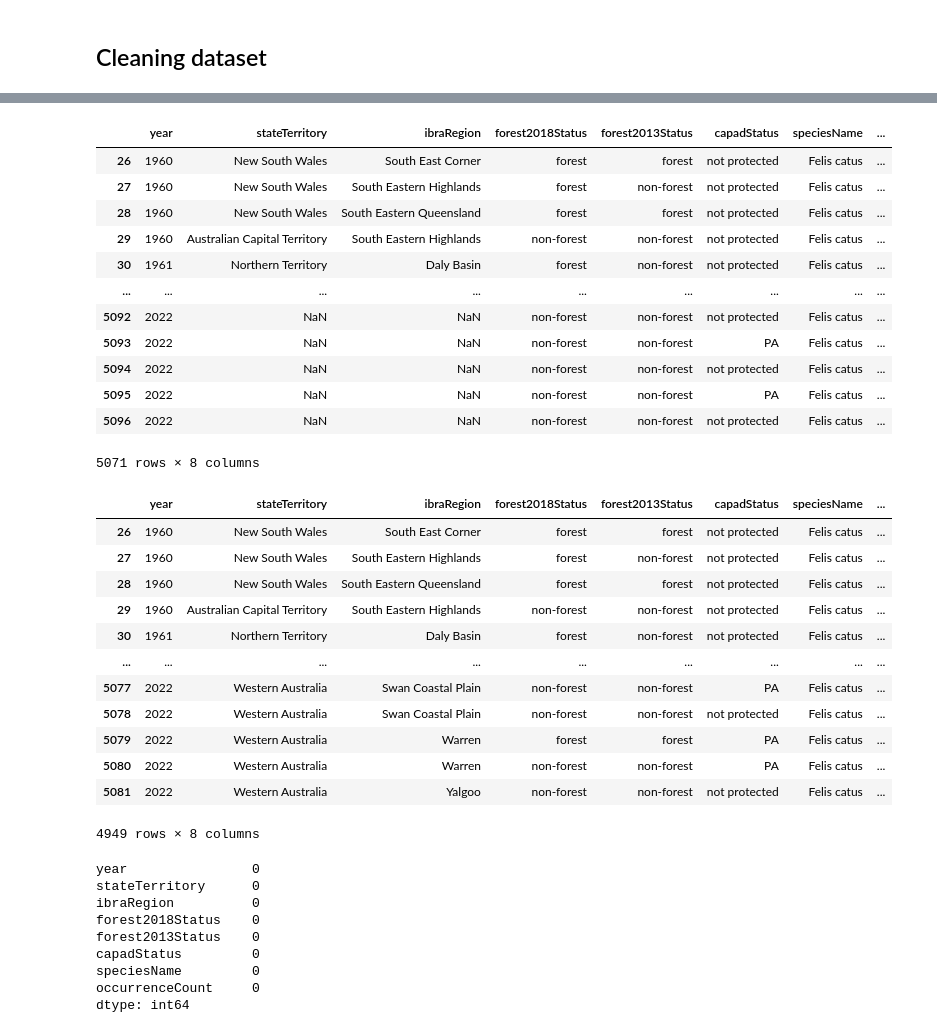
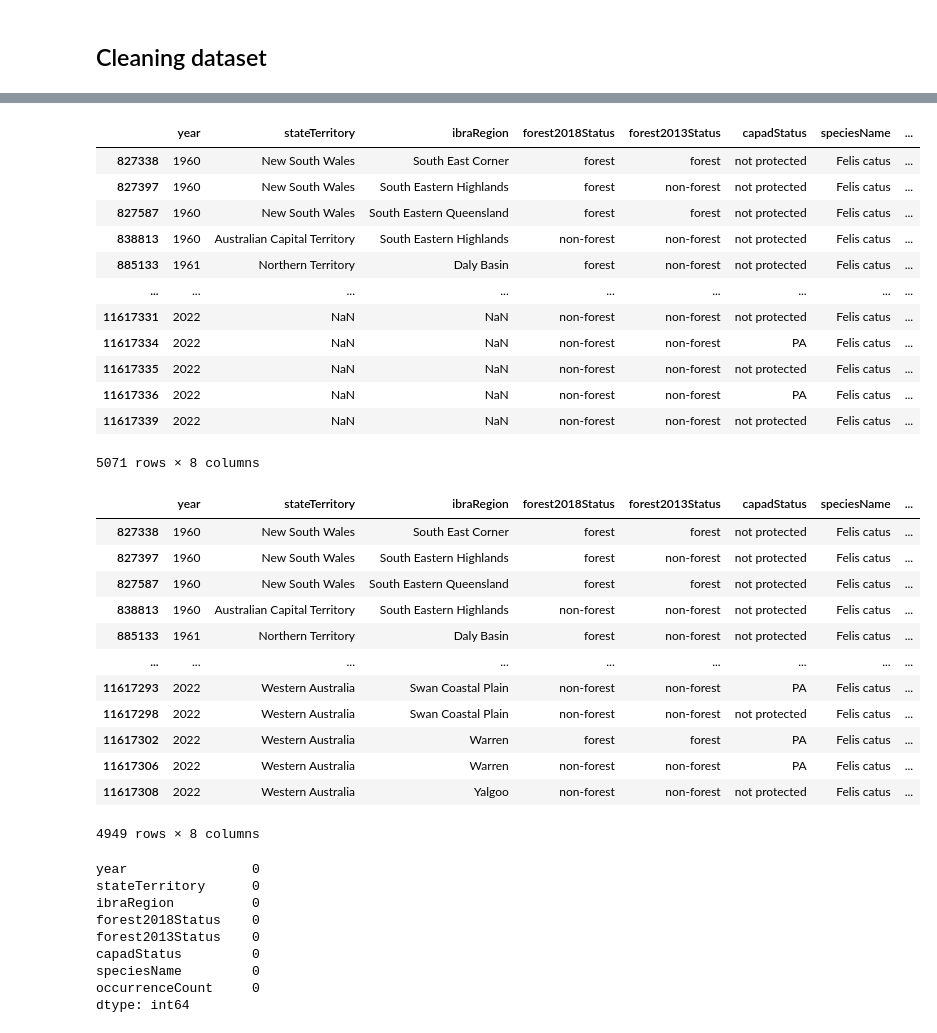
Before and after one commit to liza-drini/ceu-ds-project-C-2026, a Jupyter notebook: src/ben_realtime.ipynb, the cells around one changed output, grey strips where cells are left out. Drawn from its saved outputs; the diff is of its cells as text; code cells hidden in the pictures.

```diff
--- a/src/ben_realtime.ipynb
+++ b/src/ben_realtime.ipynb
@@ -90,17 +91,17 @@ rt_df = rt_df[rt_df['year'] > 1959]
 # %%
-rt_df
+cat_df
 # %% [output]
 |  | year | stateTerritory | ibraRegion | forest2018Status | forest2013Status | capadStatus | speciesName | ... |
-| 26 | 1960 | New South Wales | South East Corner | forest | forest | not protected | Felis catus | ... |
-| 27 | 1960 | New South Wales | South Eastern Highlands | forest | non-forest | not protected | Felis catus | ... |
-| 28 | 1960 | New South Wales | South Eastern Queensland | forest | forest | not protected | Felis catus | ... |
-| 29 | 1960 | Australian Capital Territory | South Eastern Highlands | non-forest | non-forest | not protected | Felis catus | ... |
-| 30 | 1961 | Northern Territory | Daly Basin | forest | non-forest | not protected | Felis catus | ... |
+| 827338 | 1960 | New South Wales | South East Corner | forest | forest | not protected | Felis catus | ... |
+| 827397 | 1960 | New South Wales | South Eastern Highlands | forest | non-forest | not protected | Felis catus | ... |
+| 827587 | 1960 | New South Wales | South Eastern Queensland | forest | forest | not protected | Felis catus | ... |
+| 838813 | 1960 | Australian Capital Territory | South Eastern Highlands | non-forest | non-forest | not protected | Felis catus | ... |
+| 885133 | 1961 | Northern Territory | Daly Basin | forest | non-forest | not protected | Felis catus | ... |
 | ... | ... | ... | ... | ... | ... | ... | ... | ... |
-| 5092 | 2022 | NaN | NaN | non-forest | non-forest | not protected | Felis catus | ... |
-| 5093 | 2022 | NaN | NaN | non-forest | non-forest | PA | Felis catus | ... |
-| 5094 | 2022 | NaN | NaN | non-forest | non-forest | not protected | Felis catus | ... |
-| 5095 | 2022 | NaN | NaN | non-forest | non-forest | PA | Felis catus | ... |
-| 5096 | 2022 | NaN | NaN | non-forest | non-forest | not protected | Felis catus | ... |
+| 11617331 | 2022 | NaN | NaN | non-forest | non-forest | not protected | Felis catus | ... |
+| 11617334 | 2022 | NaN | NaN | non-forest | non-forest | PA | Felis catus | ... |
+| 11617335 | 2022 | NaN | NaN | non-forest | non-forest | not protected | Felis catus | ... |
+| 11617336 | 2022 | NaN | NaN | non-forest | non-forest | PA | Felis catus | ... |
+| 11617339 | 2022 | NaN | NaN | non-forest | non-forest | not protected | Felis catus | ... |
 5071 rows × 8 columns
 # %%
@@ -109,17 +110,17 @@ rt_df = rt_df.dropna()
 # %%
-rt_df
+cat_df
 # %% [output]
 |  | year | stateTerritory | ibraRegion | forest2018Status | forest2013Status | capadStatus | speciesName | ... |
-| 26 | 1960 | New South Wales | South East Corner | forest | forest | not protected | Felis catus | ... |
-| 27 | 1960 | New South Wales | South Eastern Highlands | forest | non-forest | not protected | Felis catus | ... |
-| 28 | 1960 | New South Wales | South Eastern Queensland | forest | forest | not protected | Felis catus | ... |
-| 29 | 1960 | Australian Capital Territory | South Eastern Highlands | non-forest | non-forest | not protected | Felis catus | ... |
-| 30 | 1961 | Northern Territory | Daly Basin | forest | non-forest | not protected | Felis catus | ... |
+| 827338 | 1960 | New South Wales | South East Corner | forest | forest | not protected | Felis catus | ... |
+| 827397 | 1960 | New South Wales | South Eastern Highlands | forest | non-forest | not protected | Felis catus | ... |
+| 827587 | 1960 | New South Wales | South Eastern Queensland | forest | forest | not protected | Felis catus | ... |
+| 838813 | 1960 | Australian Capital Territory | South Eastern Highlands | non-forest | non-forest | not protected | Felis catus | ... |
+| 885133 | 1961 | Northern Territory | Daly Basin | forest | non-forest | not protected | Felis catus | ... |
 | ... | ... | ... | ... | ... | ... | ... | ... | ... |
-| 5077 | 2022 | Western Australia | Swan Coastal Plain | non-forest | non-forest | PA | Felis catus | ... |
-| 5078 | 2022 | Western Australia | Swan Coastal Plain | non-forest | non-forest | not protected | Felis catus | ... |
-| 5079 | 2022 | Western Australia | Warren | forest | forest | PA | Felis catus | ... |
-| 5080 | 2022 | Western Australia | Warren | non-forest | non-forest | PA | Felis catus | ... |
-| 5081 | 2022 | Western Australia | Yalgoo | non-forest | non-forest | not protected | Felis catus | ... |
+| 11617293 | 2022 | Western Australia | Swan Coastal Plain | non-forest | non-forest | PA | Felis catus | ... |
+| 11617298 | 2022 | Western Australia | Swan Coastal Plain | non-forest | non-forest | not protected | Felis catus | ... |
+| 11617302 | 2022 | Western Australia | Warren | forest | forest | PA | Felis catus | ... |
+| 11617306 | 2022 | Western Australia | Warren | non-forest | non-forest | PA | Felis catus | ... |
+| 11617308 | 2022 | Western Australia | Yalgoo | non-forest | non-forest | not protected | Felis catus | ... |
 4949 rows × 8 columns
 # %%
```
Also changed, not shown: parts of 14 cells of this notebook, 1 other file.
